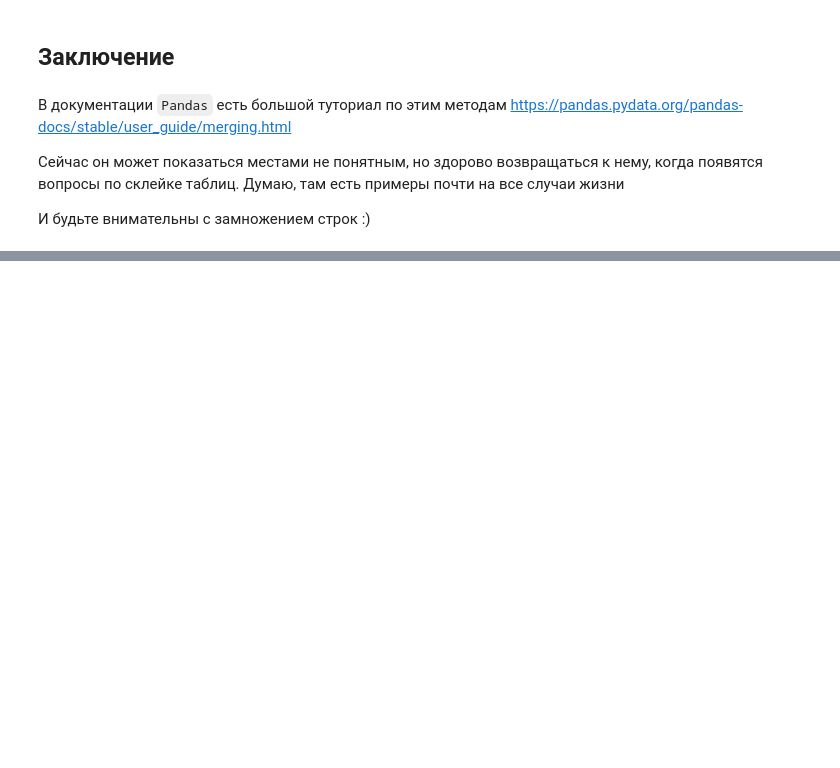
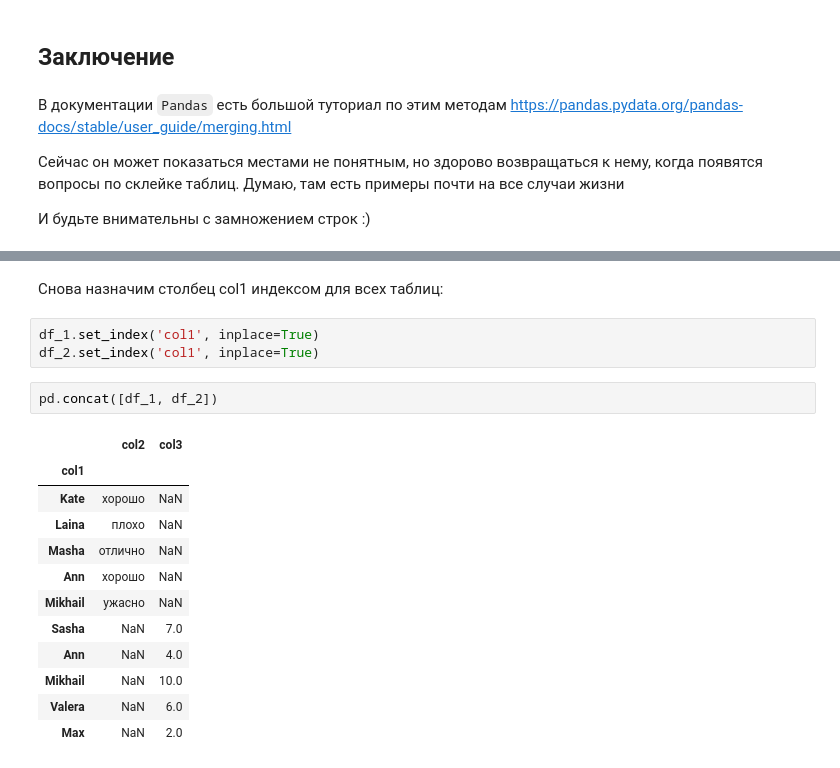
Before and after one commit to osinaanya/lessons, a Jupyter notebook: merge join.ipynb, the cells around one changed output, grey strips where cells are left out. Saved outputs shown, nothing was run; the diff lists cells and outputs as text; blank space fills up the shorter version.

```diff
--- a/merge join.ipynb
+++ b/merge join.ipynb
@@ -214,0 +279,20 @@ df_1.join([df_2, df_3], how='inner')
+# %% [markdown]
+Снова назначим столбец col1 индексом для всех таблиц:
+# %%
+df_1.set_index('col1', inplace=True)
+df_2.set_index('col1', inplace=True)
+# %%
+pd.concat([df_1, df_2])
+# %% [output]
+|  | col2 | col3 |
+| col1 |  |  |
+| Kate | хорошо | NaN |
+| Laina | плохо | NaN |
+| Masha | отлично | NaN |
+| Ann | хорошо | NaN |
+| Mikhail | ужасно | NaN |
+| Sasha | NaN | 7.0 |
+| Ann | NaN | 4.0 |
+| Mikhail | NaN | 10.0 |
+| Valera | NaN | 6.0 |
+| Max | NaN | 2.0 |
```
Also changed, not shown: parts of 19 cells of this notebook.
